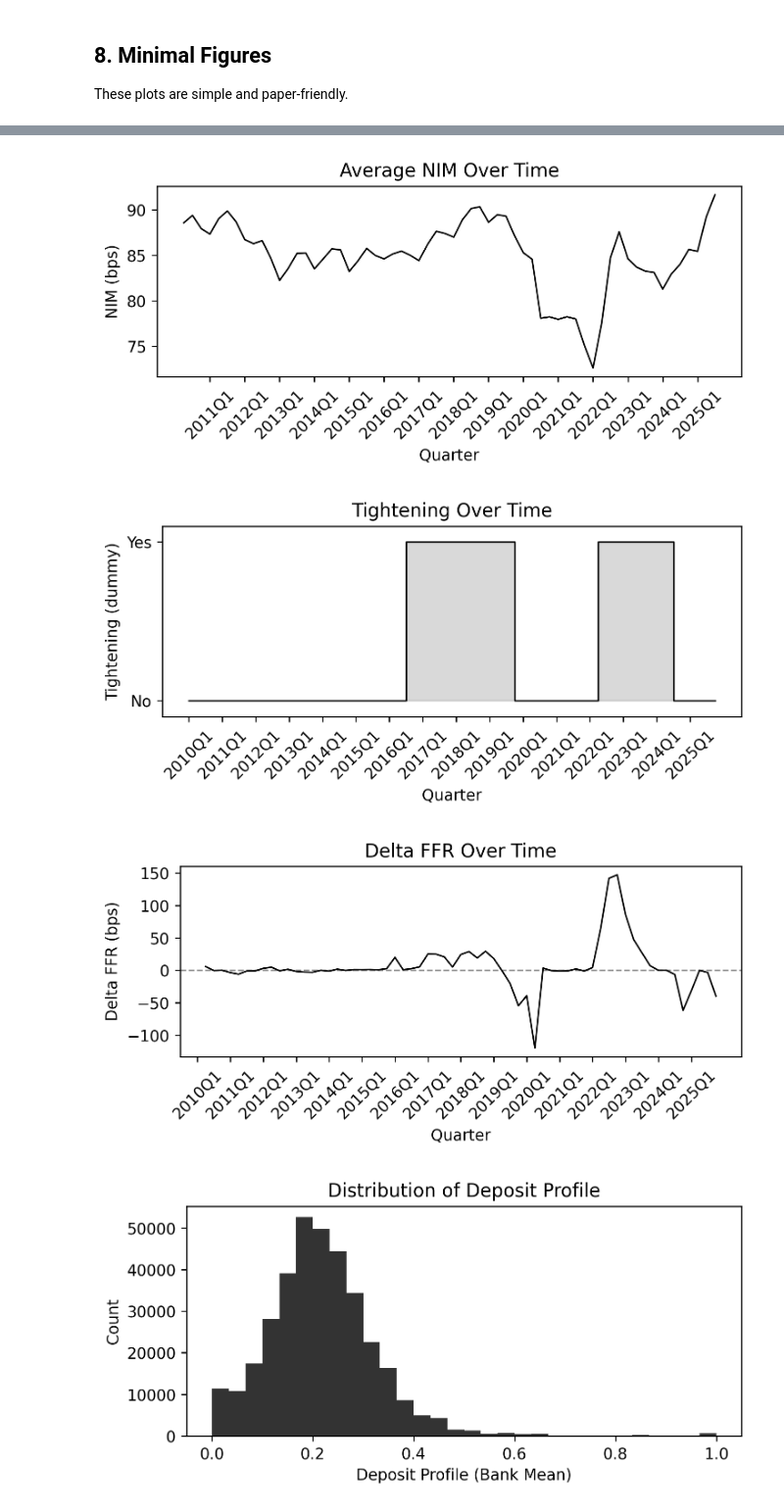
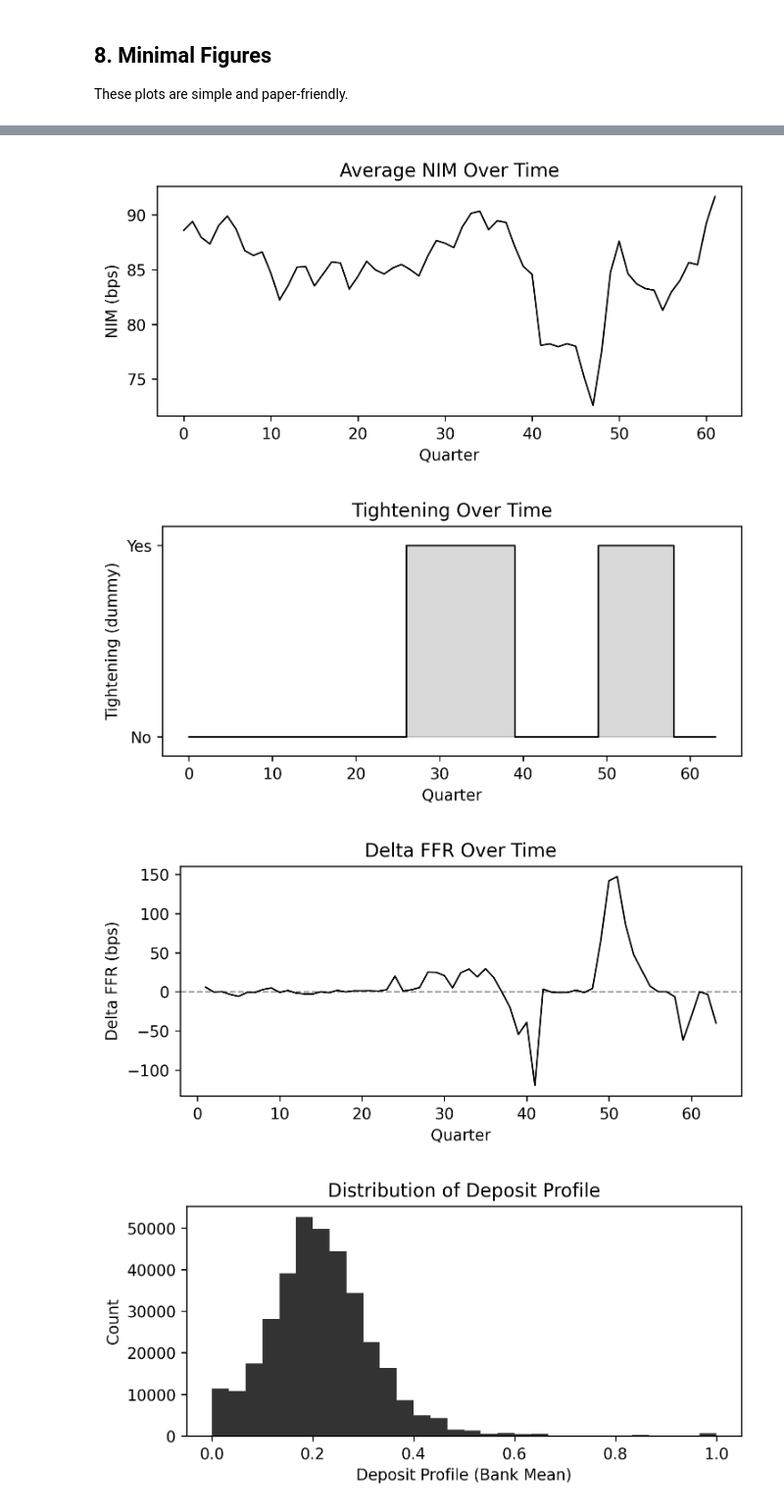
Before and after one commit to Mmaxi10/Erasmus, a Jupyter notebook: EUR Coursework/Banking Seminar/Empirical Model/Empirical_Model_Supervisor.ipynb, the cells around one changed output, grey strips where cells are left out. Shown at 98% size. Cells and saved outputs as stored; diff of their text form; code cells hidden in the pictures.

```diff
--- a/EUR Coursework/Banking Seminar/Empirical Model/Empirical_Model_Supervisor.ipynb
+++ b/EUR Coursework/Banking Seminar/Empirical Model/Empirical_Model_Supervisor.ipynb
@@ -13,7 +13,6 @@ import re
 import numpy as np
 import pandas as pd
 import matplotlib.pyplot as plt
-import statsmodels.formula.api as smf
 from linearmodels.panel import PanelOLS
 
 # Use a writable cache directory for matplotlib
@@ -22,6 +21,11 @@ os.environ["MPLCONFIGDIR"] = ".mplcache"
 # Display settings for quick checks
 pd.set_option("display.max_columns", 200)
 plt.rcParams.update({"figure.dpi": 250, "savefig.dpi": 300})
+
+
+# Helper for clean quarter axis labels
+def set_q1_ticks(ax, quarter_series):
+    x_vals = quarter_series.astype(str)
 # %% [markdown]
 ## 2. Load Data
 We use the pre-processed Call Reports panel and the daily Fed funds rate series.
@@ -430,21 +363,16 @@ ax.set_title("Average NIM Over Time")
 ax.set_xlabel("Quarter")
 ax.set_ylabel("NIM (bps)")
 
-# Only label Q1 of each year
-q1_idx = [i for i, q in enumerate(x_vals) if q.endswith("Q1")]
-ax.set_xticks(q1_idx)
-ax.set_xticklabels([x_vals.iloc[i] for i in q1_idx])
 
-ax.tick_params(axis='x', rotation=45)
+set_q1_ticks(ax, nim_by_q["quarter"])
+
 plt.tight_layout()
 plt.show()
 # %% [output]
-[figure, old version]
+[figure, new version]
 # %%
 # Tightening over time (quarterly dummy)
 fig, ax = plt.subplots(figsize=(6, 3))
-
-q_dff = q_dff.sort_values("quarter").reset_index(drop=True)
 
 x_vals = q_dff["quarter"].astype(str)
 x_idx = range(len(x_vals))
@@ -455,43 +383,35 @@ ax.set_title("Tightening Over Time")
 ax.set_xlabel("Quarter")
 ax.set_ylabel("Tightening (dummy)")
 
-# Only label Q1 of each year
-q1_idx = [i for i, q in enumerate(x_vals) if q.endswith("Q1")]
-ax.set_xticks(q1_idx)
-ax.set_xticklabels([x_vals.iloc[i] for i in q1_idx])
+
+set_q1_ticks(ax, q_dff["quarter"])
 
 ax.set_yticks([0, 1])
 ax.set_yticklabels(["No", "Yes"])
 ax.set_ylim(-0.1, 1.1)
 
-ax.tick_params(axis='x', rotation=45)
 plt.tight_layout()
 plt.show()
 # %% [output]
-[figure, old version]
+[figure, new version]
 # %%
 # Delta FFR over time (quarterly change)
 fig, ax = plt.subplots(figsize=(6, 3))
-
-q_dff = q_dff.sort_values("quarter").reset_index(drop=True)
 
 x_vals = q_dff["quarter"].astype(str)
 ax.plot(range(len(x_vals)), q_dff["delta_ffr"], color="black", lw=1)
 ax.set_title("Delta FFR Over Time")
 ax.set_xlabel("Quarter")
 ax.set_ylabel("Delta FFR (bps)")
 ax.axhline(0, color="black", lw=1, ls="--", alpha=0.5)
 
-# Only label Q1 of each year
-q1_idx = [i for i, q in enumerate(x_vals) if q.endswith("Q1")]
-ax.set_xticks(q1_idx)
-ax.set_xticklabels([x_vals.iloc[i] for i in q1_idx])
 
-ax.tick_params(axis='x', rotation=45)
+set_q1_ticks(ax, q_dff["quarter"])
+
 plt.tight_layout()
 plt.show()
 # %% [output]
-[figure, old version]
+[figure, new version]
 # %%
 # Distribution of deposit profiles (bank means)
 fig, ax = plt.subplots(figsize=(6, 3))
```
Also changed, not shown: parts of 5 cells of this notebook, 2 other files.
